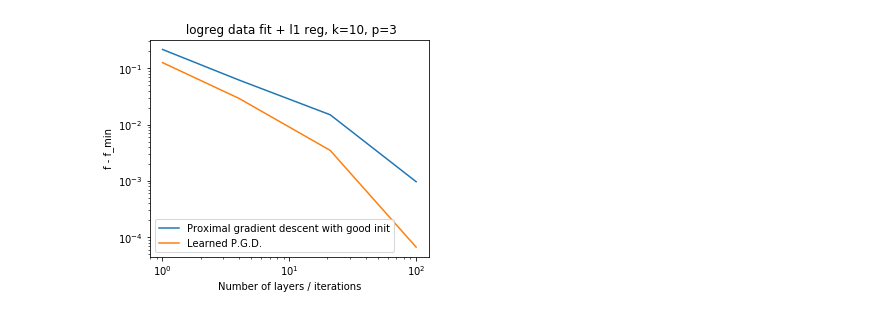
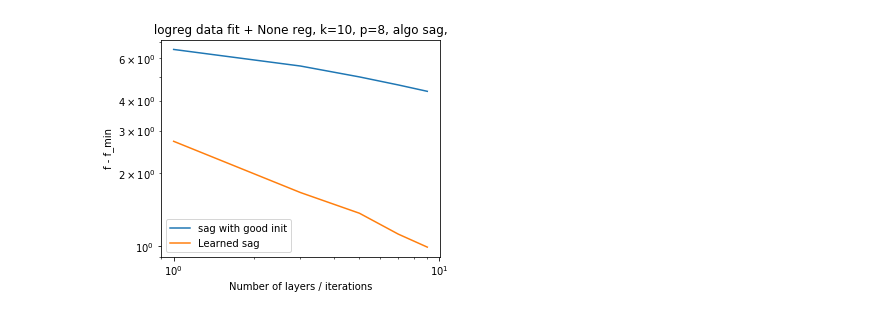
Before and after one commit to tomMoral/adopty, a Jupyter notebook: adopty/autograd/loss number of layers.ipynb, the cells around one changed output. Drawn from its saved outputs; the diff is of its cells as text; code cells hidden in the pictures.

```diff
--- a/adopty/autograd/loss number of layers.ipynb
+++ b/adopty/autograd/loss number of layers.ipynb
@@ -52,5 +58,5 @@ lambda = 5.18e-02
 # %%
-ista_init = LISTA(D, lbda, 1, fit_loss, reg, variables='both')
-ista_init.fit(X, l_rate=0.05, max_iter=10000, verbose=True)
+ista_init = LISTA(D, lbda, 1, fit_loss, reg, variables='both', architecture=architecture)
+ista_init.fit(X, l_rate=0.05, max_iter=3000, verbose=100)
 init_weights = ista_init.weights
 # %% [output]
@@ -74,10 +66,9 @@ it 9900, loss = 4.945e+00, grad_W = 6.67e-05, grad_l = 7.80e-02
 # %%
-ista = LISTA(D, lbda, 20000, fit_loss, reg)
-ista.L /= k
+ista = LISTA(D, lbda, 100000, fit_loss, reg)
 L = ista.L
-z_hat = ista.transform(X)
-f_min = loss(z_hat, X, D, lbda)
+z_hat = ista.transform(X_test)
+f_min = loss(z_hat, X_test, D, lbda)
 
-print(np.linalg.norm(z_hat - prox(z_hat - np.dot(D.T / L, der_function(np.dot(D, z_hat), X)), lbda / L)))
+print(np.linalg.norm(z_hat - prox(z_hat - np.dot(D.T / L, der_function(np.dot(D, z_hat), X_test)), lbda / L)))
 print(f_min)
 # %% [output]
@@ -89,18 +80,20 @@ for variables in ['both']:
     loss_list = {'ista': [], 'lista': []}
     for j, n_layers in enumerate(layers):
         print('%d layers' % n_layers)
-        lista = LISTA(D, lbda, n_layers, fit_loss, reg, variables=variables, learn_levels=True)
-        lista.weights[:2] = init_weights
-        loss_ista = lista.compute_loss(X)
+        lista = LISTA(D, lbda, n_layers, fit_loss, reg, variables=variables,
+                      learn_levels=True, architecture=architecture)
+        if 0:
+            lista.weights[:2] = init_weights
+        loss_ista = lista.compute_loss(X_test)
         loss_list['ista'].append(loss_ista)
         # smart init
         if j > 0:
             lista.weights[:len(old_weights)] = old_weights
             lista.levels[:len(old_levels)] = old_levels
-        lista.fit(X, l_rate=0.05, max_iter=10000)
-        loss_lista = lista.compute_loss(X)
+        lista.fit(X, l_rate=0.005, max_iter=101, backtrack=True, verbose=10, thres=0, l_rate_min=1e-10)
+        loss_lista = lista.compute_loss(X_test)
         loss_list['lista'].append(loss_lista)
-        print('Gain = %d percent' % (100 * (loss_ista - f_min) / (loss_lista - f_min)))
+        print('Gain = %d percent' % (100 * (loss_ista - f_min) / (loss_lista - f_min) - 100))
         old_weights = deepcopy(lista.weights)
         old_levels = deepcopy(lista.levels)
     L_LIST[variables] = loss_list
@@ -139,15 +118,15 @@ array([0.85482753, 0.34126705, 0.42763407, 0.17481859, 0.18002262,
 # %%
 plt.figure(figsize=(5, 4))
-title = ' %s data fit + %s reg, k=%d, p=%d' % (fit_loss, reg, k, p)
+title = ' %s data fit + %s reg, k=%d, p=%d, algo %s, ' % (fit_loss, reg, k, p, architecture)
 plt.title(title)
-plt.plot(layers, np.array(loss_list['ista']) - f_min, label='Proximal gradient descent with good init')
-plt.plot(layers, np.array(L_LIST['both']['lista']) - f_min, label='Learned P.G.D.')
+plt.plot(layers, np.array(loss_list['ista']) - f_min, label='%s with good init' % architecture)
+plt.plot(layers, np.array(L_LIST['both']['lista']) - f_min, label='Learned %s' % architecture)
 plt.xlabel('Number of layers / iterations')
 plt.ylabel('f - f_min')
 plt.legend()
 plt.yscale('log')
 plt.xscale('log')
 plt.savefig(title + '.pdf')
 plt.show()
 # %% [output]
-[figure, old version]
+[figure, new version]
```
Also changed, not shown: parts of 6 cells of this notebook, 2 other files.
